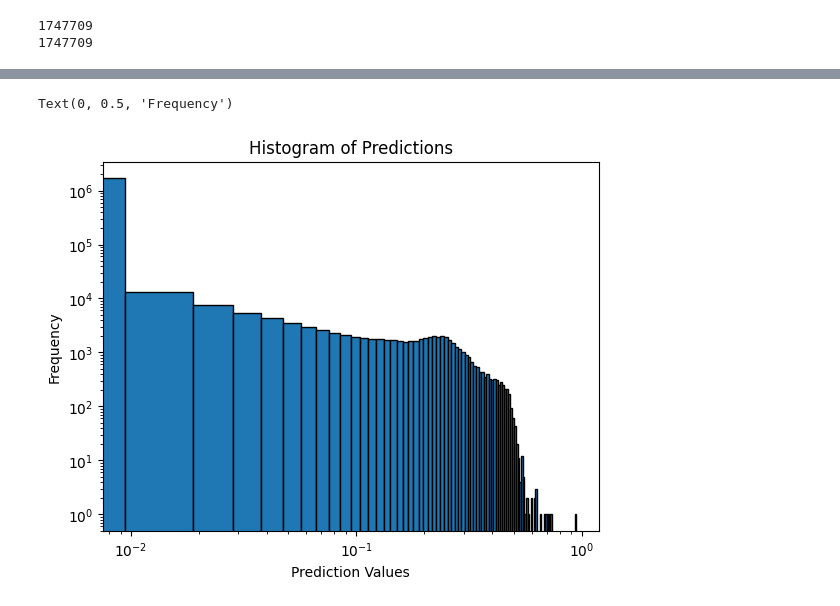
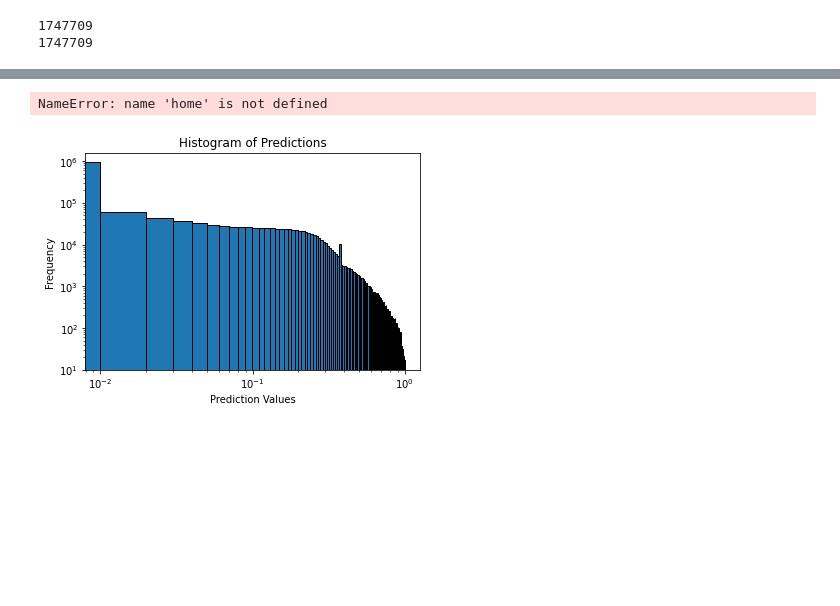
Before and after one commit to qvyz/tau-pe, a Jupyter notebook: rte.ipynb, the cells around one changed output, grey strips where cells are left out. Cells and saved outputs as stored; diff of their text form; code cells hidden in the pictures; blank space fills up the shorter version.

```diff
--- a/rte.ipynb
+++ b/rte.ipynb
@@ -489,0 +242,19 @@ outdir:   minbias_outputs_for_rate_2024_08_19-10_54_29_AM/
+# %%
+#prepare data:
+from numpy.lib.recfunctions import structured_to_unstructured
+
+# Flatten:
+flattened_taus = ak.flatten(standardizeddict["L1caloTau"])
+numpy_taus = ak.to_numpy(flattened_taus)
+
+# Convert:
+unstructured_taus = structured_to_unstructured(numpy_taus)
+
+# Concatenate:`
+values = np.concatenate((unstructured_taus, dr_values), axis=1)
+# %%
+from pickle import load
+from sklearn.preprocessing import StandardScaler
+inpath = "logs/20240907-171419model_post_fit.keras"
+scaler = load(open("smallnet_outputs_for_training_2024_09_07-03_06_22_PM/scaler.pkl", 'rb'))
+x_scaled = scaler.transform(values)
@@ -490,10 +268,6 @@ outdir:   minbias_outputs_for_rate_2024_08_19-10_54_29_AM/
 # %%
 
 from keras.models import load_model
-
-# save_dir = 'models_20240816_123456'  # Replace with your directory
-# model_name = 'model_cloned_1'  # Replace with your model name
-# model_path = os.path.join(save_dir, model_name)
-loaded_model = load_model("/home/elias/taubus/models_20240817_124429/lrs2.keras")
+loaded_model = load_model("logs/20240907-171419model_post_fit.keras")
 predictions = loaded_model.predict((x_scaled))
 # %% [output]
@@ -656,14 +407,13 @@ ValueError: The number of FixedLocator locations (6), usually from a call to set
 # %%
 import matplotlib.pyplot as plt
 plt.hist(predictions, bins=100, edgecolor='black')  # Adjust the number of bins as needed
 plt.title('Histogram of Predictions')
 plt.loglog()
 plt.xlabel('Prediction Values')
 plt.ylabel('Frequency')
-/home/elias/taubus/V37nano/V37nano_VBFHToTauTau_GenJetAK8.parquet
 # %% [output]
-Text(0, 0.5, 'Frequency')
+NameError: name 'home' is not defined
-[figure, old version]
+[figure, new version]
 # %%
 xxxpad = ak.pad_none(xxx,1,axis=-1)
 xxxfill = ak.fill_none(xxxpad,0,axis=-1)
```
Also changed, not shown: parts of 30 cells of this notebook, 13 other files.
